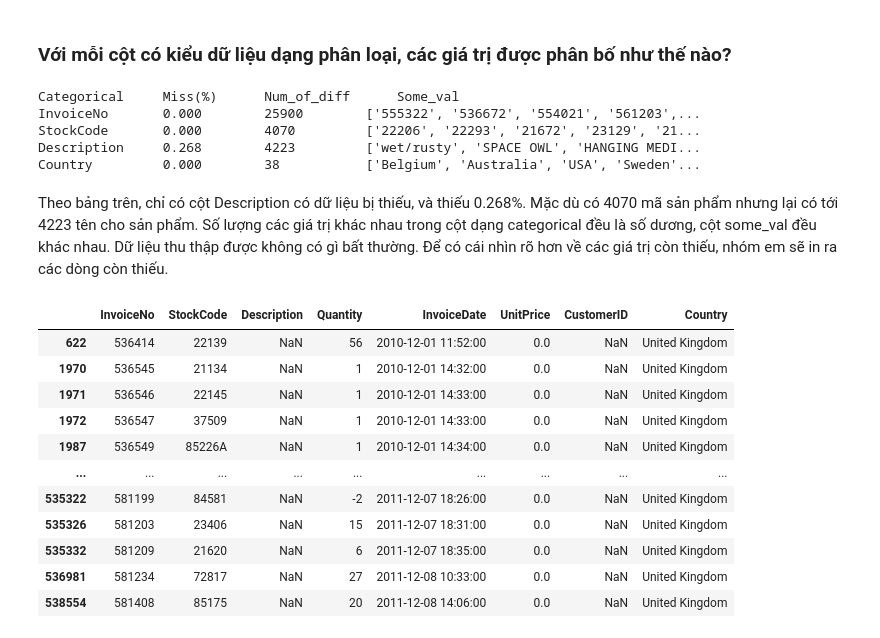
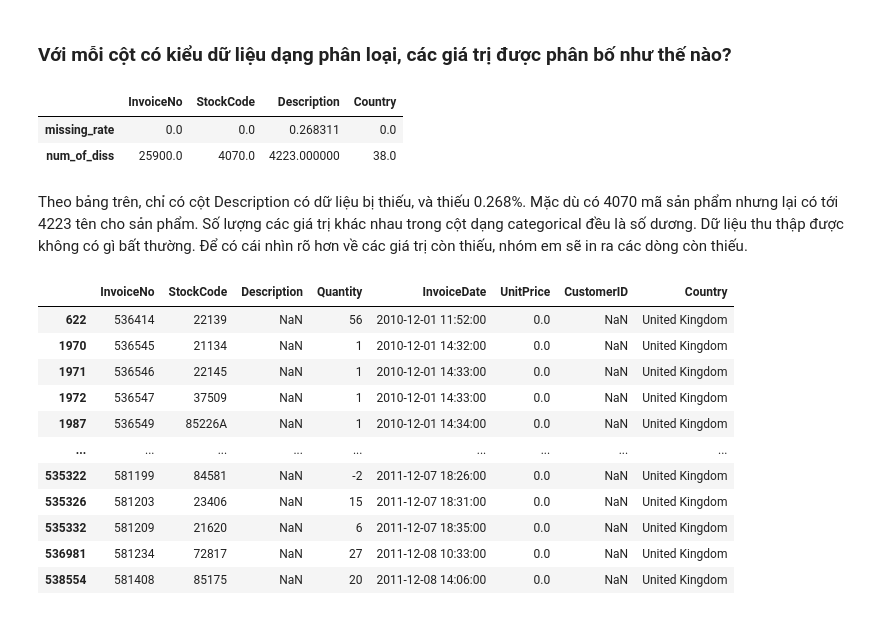
Before and after one commit to hudavn/G12-P4DS-Final, a Jupyter notebook: G12_FinalProject.ipynb, the cells around one changed output. Drawn from its saved outputs; the diff is of its cells as text; code cells hidden in the pictures.

```diff
--- a/G12_FinalProject.ipynb
+++ b/G12_FinalProject.ipynb
@@ -159,22 +142,17 @@ def dif_values(arr):
 # %%
-categorical_info = {}
-num_of_missing_categorical = pd.Series(content[categorical_cols].isnull().sum())
-persent_missing_categorical = pd.Series(content[categorical_cols].isnull().sum()/content.shape[0]*100)
-for col in categorical_cols:
-    categorical_info[col] = dif_values(content[col])
-print(f"{'Categorical':15} {'Miss(%)':12} {'Num_of_diff':16} {'Some_val'}")
+def missing_rate(df):
+    return (df.isna().sum() / len(df)) * 100
+def num_of_diss(df):
+    return df.nunique()
 
-for col in categorical_cols:
-    categorical_info['StockCode'][0][:3]
-    print(f'{col:15} {persent_missing_categorical[col]:<12.3f} {categorical_info[col][1]:<12} {categorical_info[col][0].__repr__()[:40]+"...":<}')
+num_cols_info = content[categorical_cols].agg([missing_rate, num_of_diss])
+num_cols_info
 # %% [output]
-Categorical     Miss(%)      Num_of_diff      Some_val
-InvoiceNo       0.000        25900        ['555322', '536672', '554021', '561203',...
-StockCode       0.000        4070         ['22206', '22293', '21672', '23129', '21...
-Description     0.268        4223         ['wet/rusty', 'SPACE OWL', 'HANGING MEDI...
-Country         0.000        38           ['Belgium', 'Australia', 'USA', 'Sweden'...
+|  | InvoiceNo | StockCode | Description | Country |
+| missing_rate | 0.0 | 0.0 | 0.268311 | 0.0 |
+| num_of_diss | 25900.0 | 4070.0 | 4223.000000 | 38.0 |
 # %% [markdown]
-Theo bảng trên, chỉ có cột Description có dữ liệu bị thiếu, và thiếu 0.268%. Mặc dù có 4070 mã sản phẩm nhưng lại có tới 4223 tên cho sản phẩm. Số lượng các giá trị khác nhau trong cột dạng categorical đều là số dương, cột some_val đều khác nhau. Dữ liệu thu thập được không có gì bất thường. Để có cái nhìn rõ hơn về các giá trị còn thiếu, nhóm em sẽ in ra các dòng còn thiếu.
+Theo bảng trên, chỉ có cột Description có dữ liệu bị thiếu, và thiếu 0.268%. Mặc dù có 4070 mã sản phẩm nhưng lại có tới 4223 tên cho sản phẩm. Số lượng các giá trị khác nhau trong cột dạng categorical đều là số dương. Dữ liệu thu thập được không có gì bất thường. Để có cái nhìn rõ hơn về các giá trị còn thiếu, nhóm em sẽ in ra các dòng còn thiếu.
 # %%
 des_missing = content[content['Description'].isna()]
 des_missing
```
Also changed, not shown: parts of 10 cells of this notebook.
